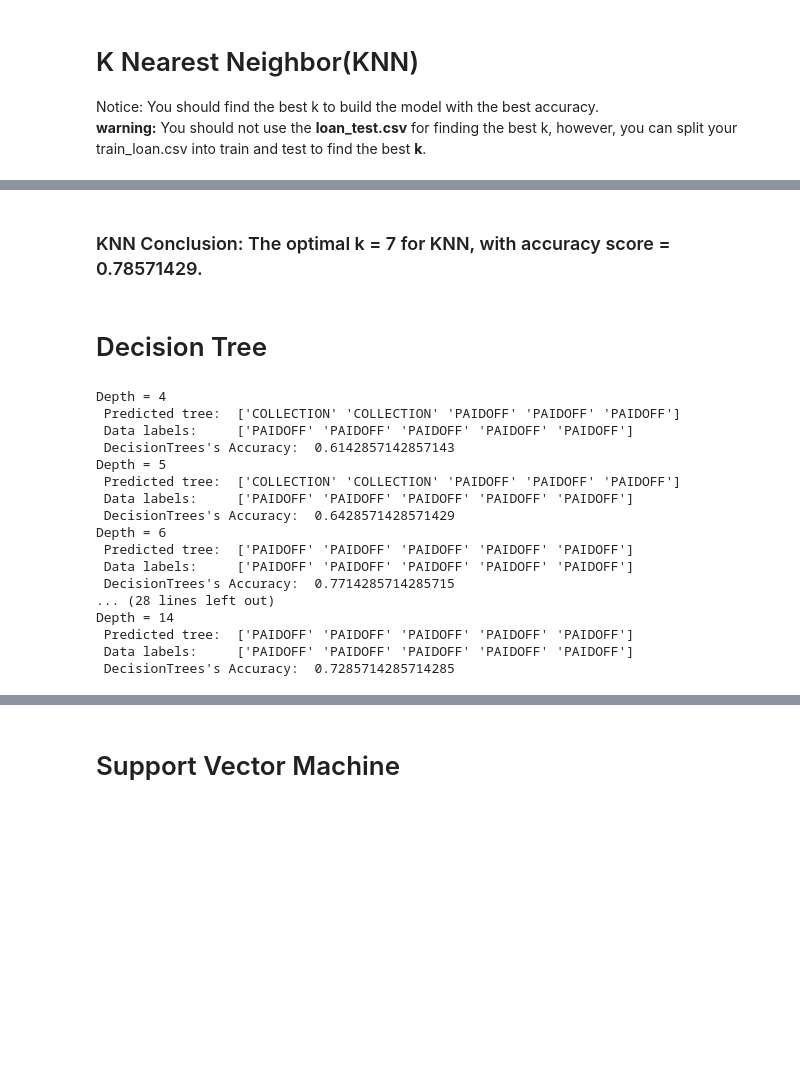
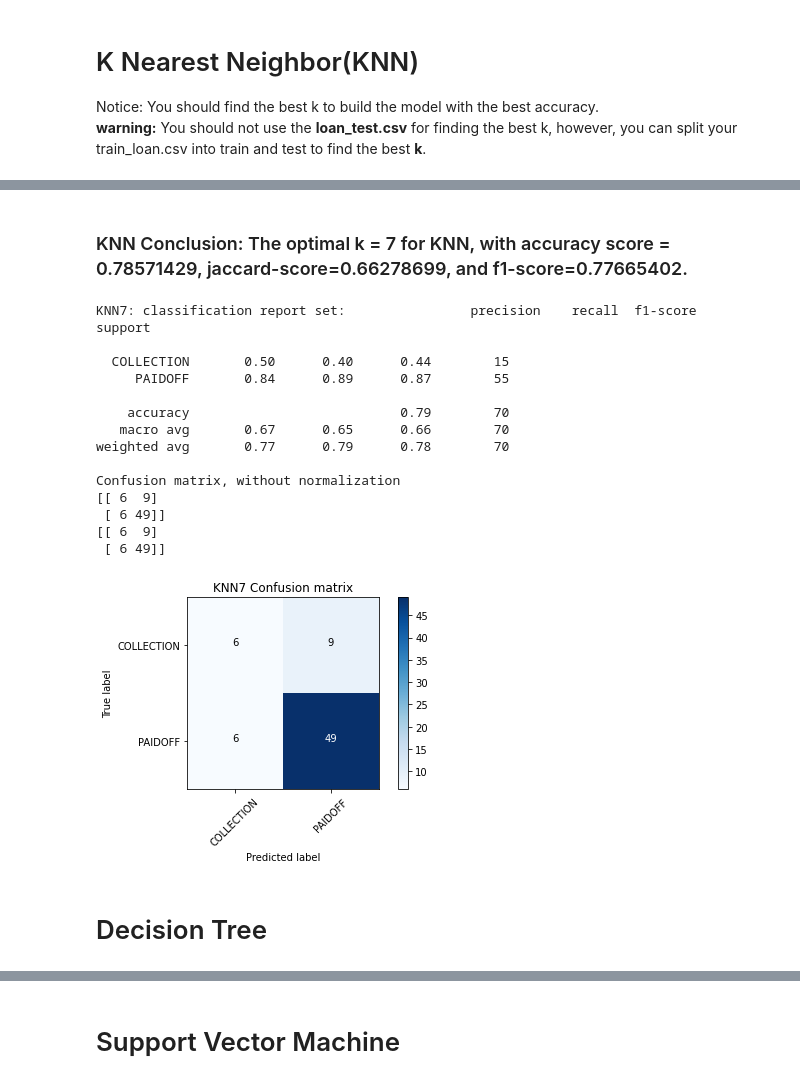
Before and after one commit to YujiaoMai/machineLearning, a Jupyter notebook: MLclassify.ipynb, the cells around one changed output, grey strips where cells are left out. Drawn from its saved outputs; the diff is of its cells as text; code cells hidden in the pictures; blank space fills up the shorter version.

```diff
--- a/MLclassify.ipynb
+++ b/MLclassify.ipynb
@@ -295,11 +298,14 @@ Shape of X test set (70, 8) &  Size of Y test set (70,)
 ## Import the metrics functions:
 from sklearn import metrics
 from sklearn.metrics import accuracy_score
-from sklearn.metrics import jaccard_similarity_score
+from sklearn.metrics import jaccard_score #jaccard_similarity_score
 from sklearn.metrics import classification_report, confusion_matrix
-
+from sklearn.metrics import f1_score
+from sklearn.metrics import log_loss
+featureNames = Feature.columns[0:X.shape[1]]
+targetNames = np.unique (y_test).tolist() ##==np.unique(y_train)
 # Plot non-normalized confusion matrix
-def plot_confusion_matrix(cm, classes, yhat,
+def plot_confusion_matrix(cm, classes, ytest, yhat,
                               normalize=False,
                                title='Confusion matrix',
                                cmap=plt.cm.Blues):
@@ -332,4 +338,5 @@ def plot_confusion_matrix(cm, classes, yhat,
          plt.tight_layout()
          plt.ylabel('True label')
          plt.xlabel('Predicted label')
-         print(confusion_matrix(y_test, yhat))
+         print(confusion_matrix(ytest, yhat))
+targetNames
@@ -426,33 +493,31 @@ The highest accuracy:  0.7857142857142857
 # %% [markdown]
-### KNN Conclusion: The optimal k = 7 for KNN, with accuracy score = 0.78571429.
+### KNN Conclusion: The optimal k = 7 for KNN, with accuracy score = 0.78571429, jaccard-score=0.66278699, and f1-score=0.77665402.
+# %%
+## The Optimal KNN model and confusion matrix:
+k=7
+neigh7 = KNeighborsClassifier(n_neighbors=k).fit(X_train,y_train)
+y_hat = neigh7.predict(X_test)
+cmKNN7 = confusion_matrix(y_test, y_hat)
+np.set_printoptions(precision=2)
+print ('KNN7: classification report set: ', classification_report(y_test, y_hat))
+# Plot non-normalized confusion matrix
+plt.figure()
+plot_confusion_matrix(cmKNN7, classes=targetNames, ytest=y_test, yhat=y_hat, normalize= False,  title='KNN7 Confusion matrix')
+# %% [output]
+KNN7: classification report set:                precision    recall  f1-score   support
+
+  COLLECTION       0.50      0.40      0.44        15
+     PAIDOFF       0.84      0.89      0.87        55
+
+    accuracy                           0.79        70
+   macro avg       0.67      0.65      0.66        70
+weighted avg       0.77      0.79      0.78        70
+
+Confusion matrix, without normalization
+[[ 6  9]
+ [ 6 49]]
+[[ 6  9]
+ [ 6 49]]
+[figure, added]
 # %% [markdown]
 # Decision Tree
-# %%
-## Start to build the tree:
-from sklearn.tree import DecisionTreeClassifier
-
-for dep in range(4,15):
-    LoanTree = DecisionTreeClassifier(criterion="entropy", max_depth = dep)
-    LoanTree.fit(X_train,y_train)
-    predTree = LoanTree.predict(X_test)
-    print("Depth =",dep,"\n Predicted tree: ",predTree [0:5],"\n Data labels:    ", y_test[0:5] )
-    # print("Data labels: ", y_test[0:10])
-    print(" DecisionTrees's Accuracy: ", metrics.accuracy_score(y_test, predTree))
-# %% [output]
-Depth = 4
- Predicted tree:  ['COLLECTION' 'COLLECTION' 'PAIDOFF' 'PAIDOFF' 'PAIDOFF']
- Data labels:     ['PAIDOFF' 'PAIDOFF' 'PAIDOFF' 'PAIDOFF' 'PAIDOFF']
- DecisionTrees's Accuracy:  0.6142857142857143
-Depth = 5
- Predicted tree:  ['COLLECTION' 'COLLECTION' 'PAIDOFF' 'PAIDOFF' 'PAIDOFF']
- Data labels:     ['PAIDOFF' 'PAIDOFF' 'PAIDOFF' 'PAIDOFF' 'PAIDOFF']
- DecisionTrees's Accuracy:  0.6428571428571429
-Depth = 6
- Predicted tree:  ['PAIDOFF' 'PAIDOFF' 'PAIDOFF' 'PAIDOFF' 'PAIDOFF']
- Data labels:     ['PAIDOFF' 'PAIDOFF' 'PAIDOFF' 'PAIDOFF' 'PAIDOFF']
- DecisionTrees's Accuracy:  0.7714285714285715
-... (28 lines left out)
-Depth = 14
- Predicted tree:  ['PAIDOFF' 'PAIDOFF' 'PAIDOFF' 'PAIDOFF' 'PAIDOFF']
- Data labels:     ['PAIDOFF' 'PAIDOFF' 'PAIDOFF' 'PAIDOFF' 'PAIDOFF']
- DecisionTrees's Accuracy:  0.7285714285714285
```
Also changed, not shown: parts of 34 cells of this notebook.
